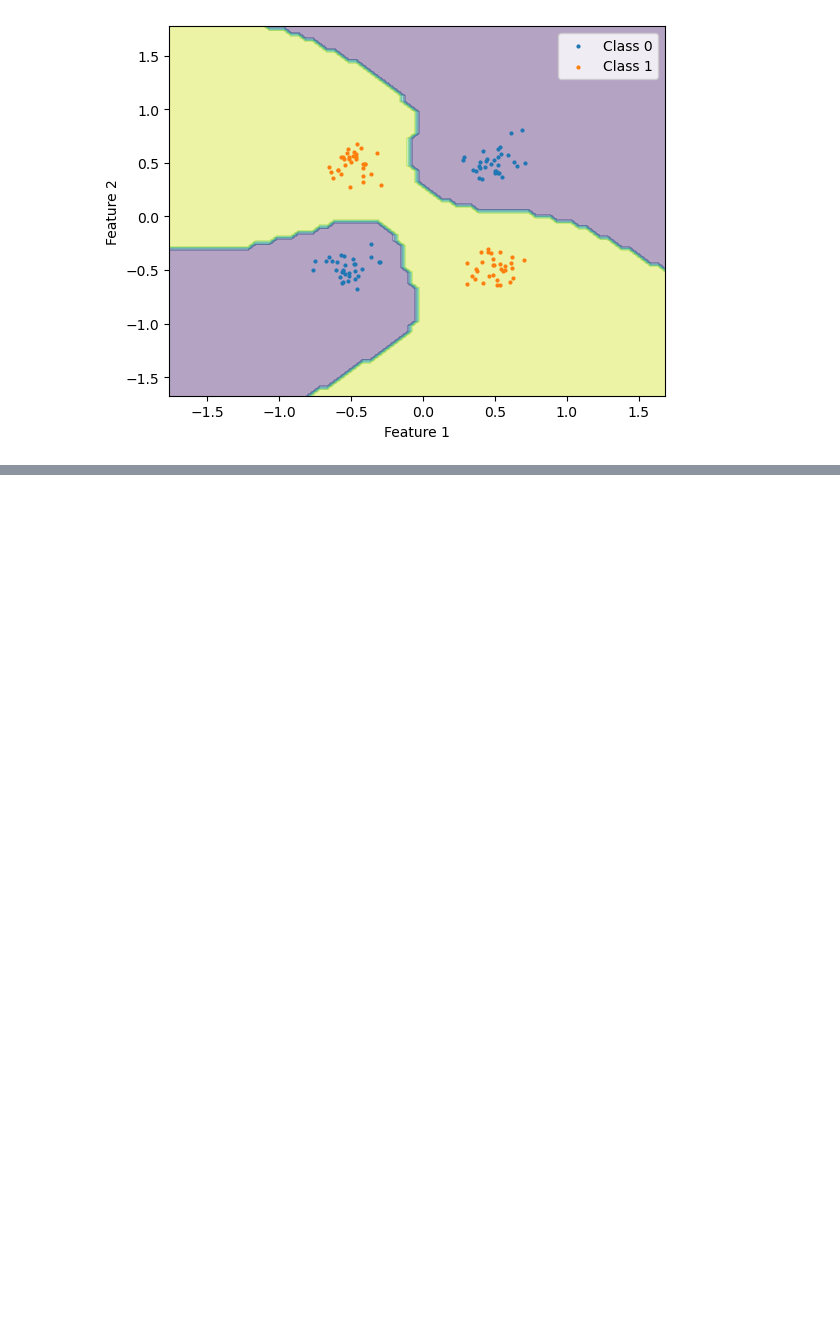
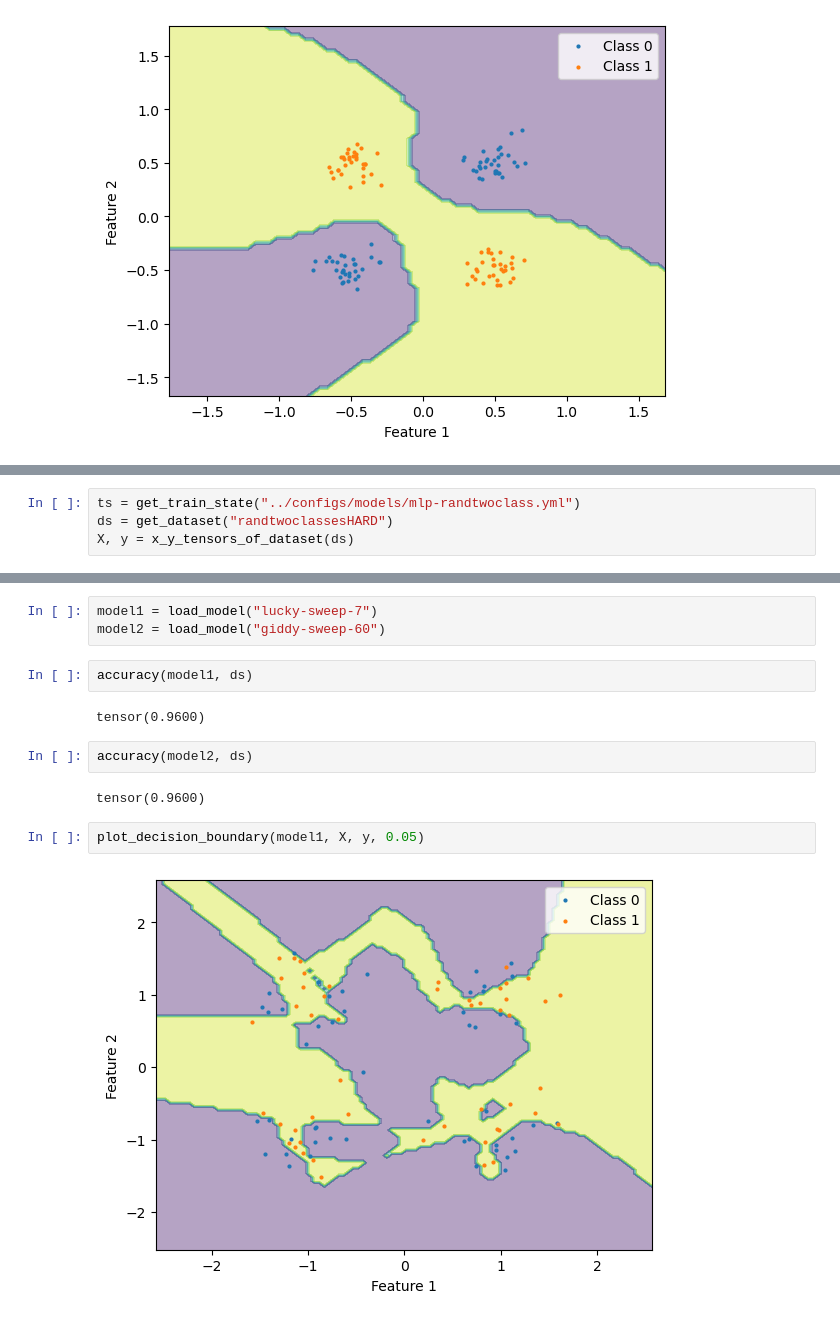
Before and after one commit to LRudL/dots, a Jupyter notebook: notebooks/twoclass_testing.ipynb, the cells around one changed output, grey strips where cells are left out. Drawn from its saved outputs; the diff is of its cells as text; blank space fills up the shorter version.

```diff
--- a/notebooks/twoclass_testing.ipynb
+++ b/notebooks/twoclass_testing.ipynb
@@ -182,0 +185,4 @@ plot_decision_boundary(recovered, X2, y2, 0.05)
+# %%
+ts = get_train_state("../configs/models/mlp-randtwoclass.yml")
+ds = get_dataset("randtwoclassesHARD")
+X, y = x_y_tensors_of_dataset(ds)
@@ -182,0 +193,15 @@ plot_decision_boundary(recovered, X2, y2, 0.05)
+# %%
+model1 = load_model("lucky-sweep-7")
+model2 = load_model("giddy-sweep-60")
+# %%
+accuracy(model1, ds)
+# %% [output]
+tensor(0.9600)
+# %%
+accuracy(model2, ds)
+# %% [output]
+tensor(0.9600)
+# %%
+plot_decision_boundary(model1, X, y, 0.05)
+# %% [output]
+[figure, added]
```
Also changed, not shown: parts of 12 cells of this notebook, 1 other file.
